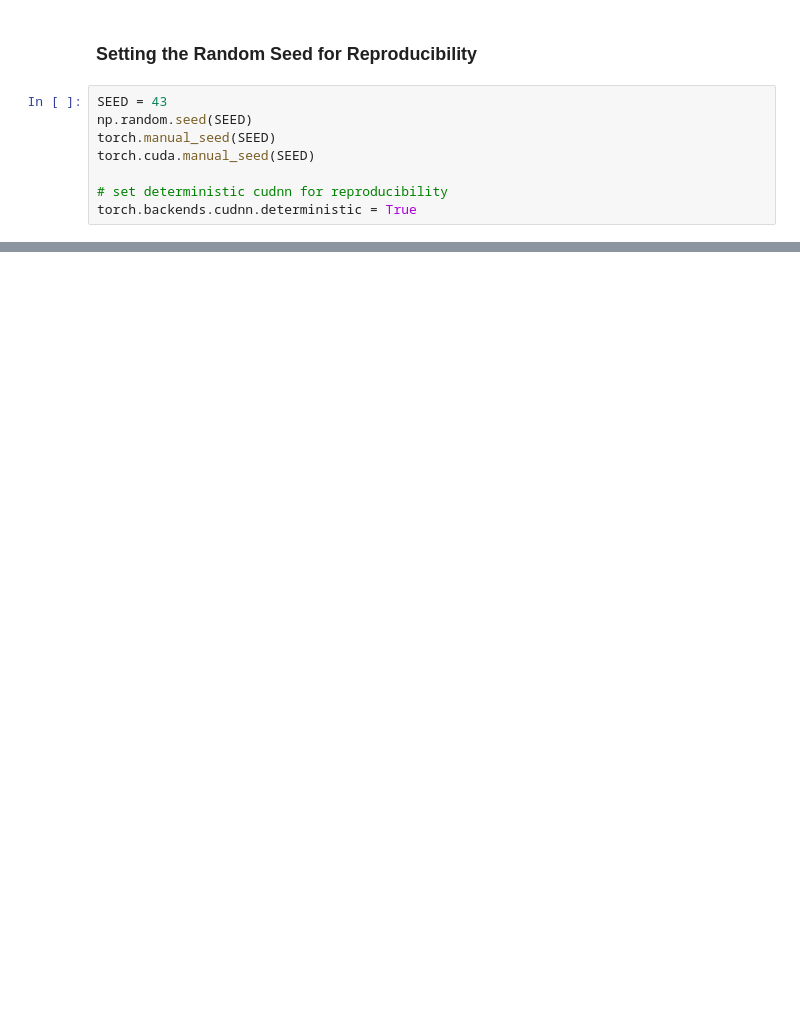
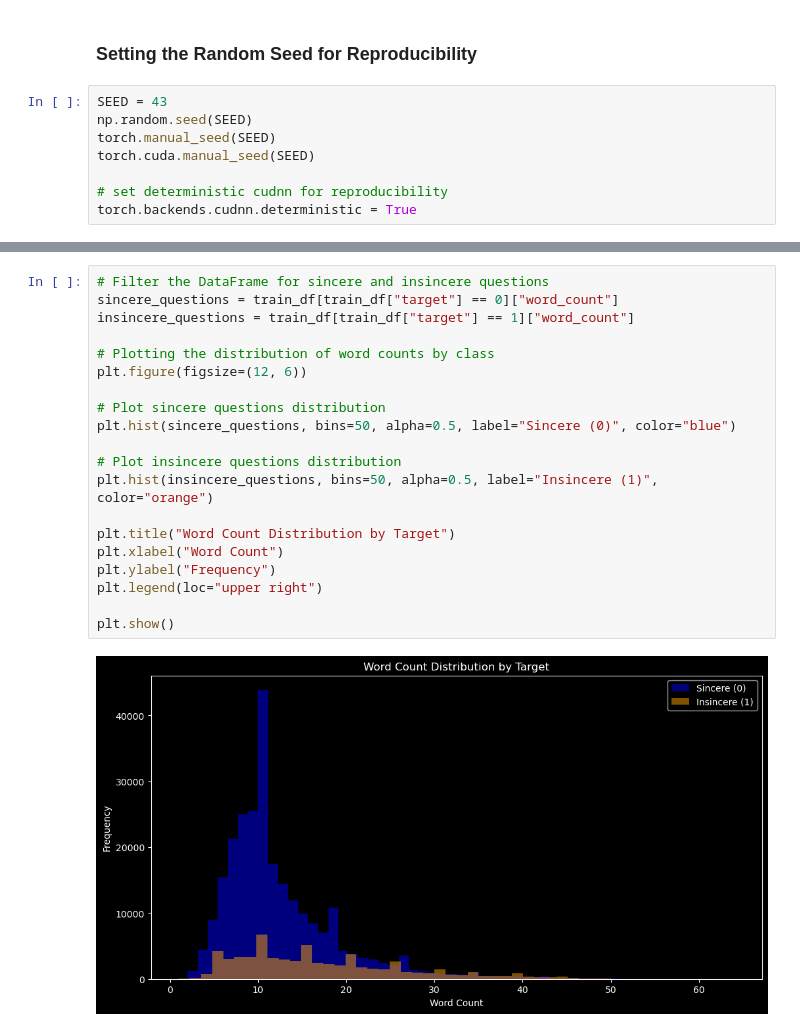
Before and after one commit to BRJoaquin/question-classifier-nlp, a Jupyter notebook: question-classifier.ipynb, the cells around one changed output, grey strips where cells are left out. Drawn from its saved outputs; the diff is of its cells as text; blank space fills up the shorter version.

```diff
--- a/question-classifier.ipynb
+++ b/question-classifier.ipynb
@@ -98,0 +349,22 @@ torch.backends.cudnn.deterministic = True
+# %%
+# Filter the DataFrame for sincere and insincere questions
+sincere_questions = train_df[train_df["target"] == 0]["word_count"]
+insincere_questions = train_df[train_df["target"] == 1]["word_count"]
+
+# Plotting the distribution of word counts by class
+plt.figure(figsize=(12, 6))
+
+# Plot sincere questions distribution
+plt.hist(sincere_questions, bins=50, alpha=0.5, label="Sincere (0)", color="blue")
+
+# Plot insincere questions distribution
+plt.hist(insincere_questions, bins=50, alpha=0.5, label="Insincere (1)", color="orange")
+
+plt.title("Word Count Distribution by Target")
+plt.xlabel("Word Count")
+plt.ylabel("Frequency")
+plt.legend(loc="upper right")
+
+plt.show()
+# %% [output]
+[figure, added]
```
Also changed, not shown: parts of 60 cells of this notebook, 2 other files.
